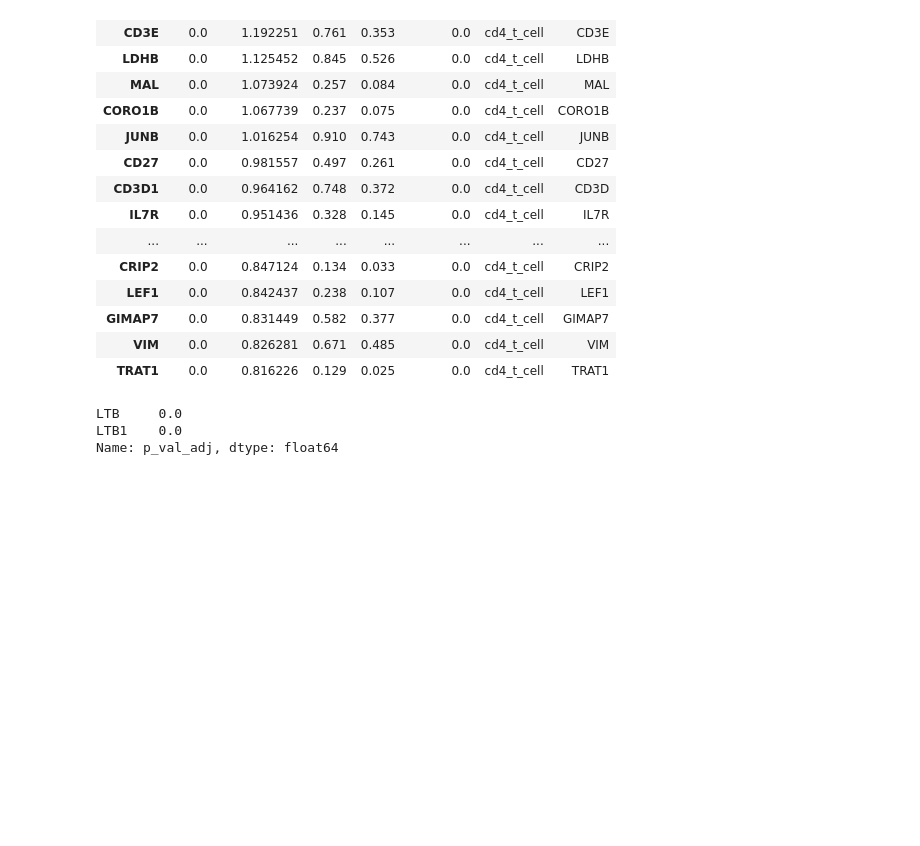
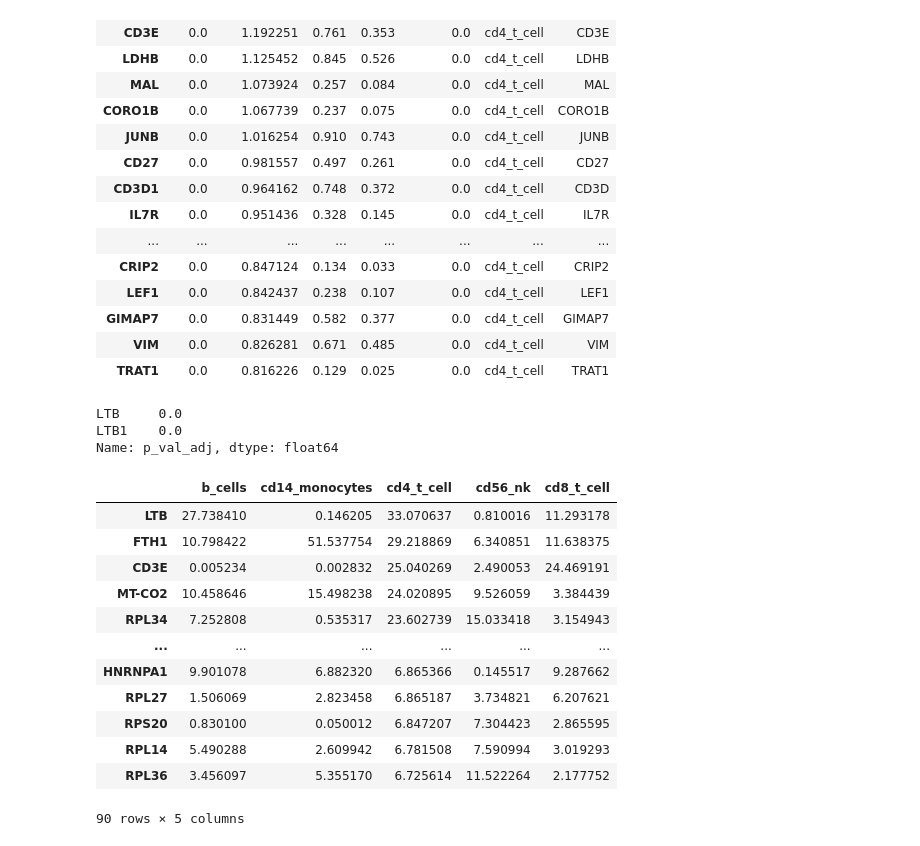
Before and after one commit to lewinsohndp/scSHARP, a Jupyter notebook: de_deeplift_comparison.ipynb, the cells around one changed output. Cells and saved outputs as stored; diff of their text form; code cells hidden in the pictures; blank space fills up the shorter version.

```diff
--- a/de_deeplift_comparison.ipynb
+++ b/de_deeplift_comparison.ipynb
@@ -323,3 +322,19 @@ de_genes[de_genes['gene']=='LTB']['p_val_adj']
 LTB     0.0
 LTB1    0.0
 Name: p_val_adj, dtype: float64
+# %%
+scale_int_genes.sort_values("cd4_t_cell", ascending=False).head(90)
+# %% [output]
+|  | b_cells | cd14_monocytes | cd4_t_cell | cd56_nk | cd8_t_cell |
+| LTB | 27.738410 | 0.146205 | 33.070637 | 0.810016 | 11.293178 |
+| FTH1 | 10.798422 | 51.537754 | 29.218869 | 6.340851 | 11.638375 |
+| CD3E | 0.005234 | 0.002832 | 25.040269 | 2.490053 | 24.469191 |
+| MT-CO2 | 10.458646 | 15.498238 | 24.020895 | 9.526059 | 3.384439 |
+| RPL34 | 7.252808 | 0.535317 | 23.602739 | 15.033418 | 3.154943 |
+| ... | ... | ... | ... | ... | ... |
+| HNRNPA1 | 9.901078 | 6.882320 | 6.865366 | 0.145517 | 9.287662 |
+| RPL27 | 1.506069 | 2.823458 | 6.865187 | 3.734821 | 6.207621 |
+| RPS20 | 0.830100 | 0.050012 | 6.847207 | 7.304423 | 2.865595 |
+| RPL14 | 5.490288 | 2.609942 | 6.781508 | 7.590994 | 3.019293 |
+| RPL36 | 3.456097 | 5.355170 | 6.725614 | 11.522264 | 2.177752 |
+90 rows × 5 columns
```
Also changed, not shown: parts of 3 cells of this notebook, 6 other files.
